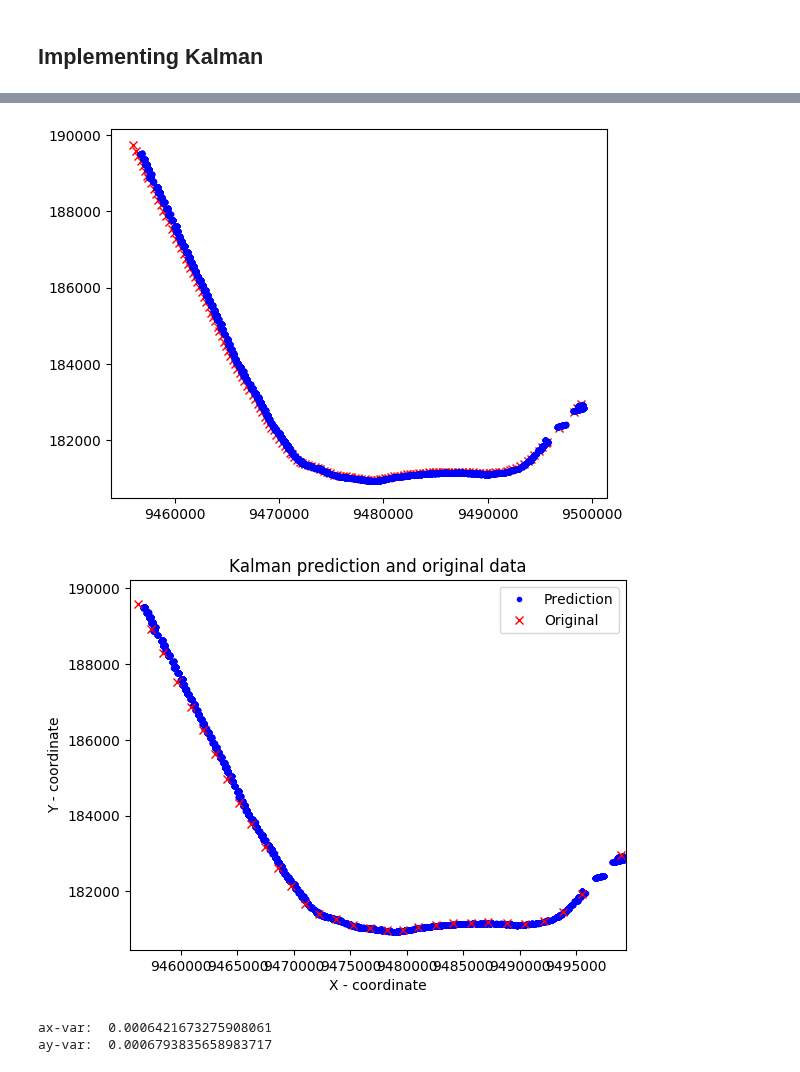
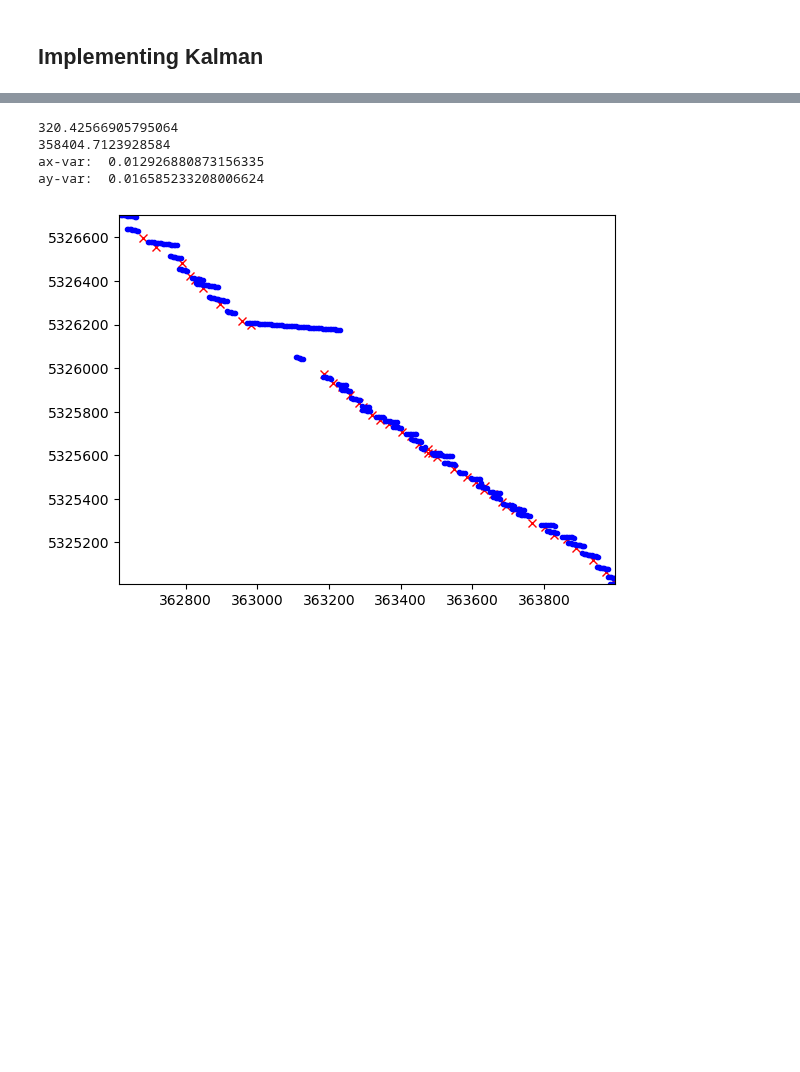
Before and after one commit to cnburger/AIS_KalmanFilter, a Jupyter notebook: Time Sampling.ipynb, the cells around one changed output, grey strips where cells are left out. Saved outputs shown, nothing was run; the diff lists cells and outputs as text; code cells hidden in the pictures; blank space fills up the shorter version.

```diff
--- a/Time Sampling.ipynb
+++ b/Time Sampling.ipynb
@@ -239,6 +235,9 @@ def calc_a_xy(arr_in, arr_prev):
 
     a_y = (sog_now*np.sin(cog_now + rot_now*delta_time) - sog_prev*np.sin(cog_prev))/delta_time
 
+    a_x = (sog_now*(np.cos(cog_now + rot_now*delta_time) - np.cos(cog_prev)))/delta_time
+
+    a_y = (sog_now*(np.sin(cog_now + rot_now*delta_time) - np.sin(cog_prev)))/delta_time
 
     return a_x, a_y
 
@@ -385,7 +391,8 @@ def myKalman(pd_final, R,Q,P_k):
 
     return X_coord,Y_coord,X_orig,Y_orig,ax_arr,ay_arr
 # %%
-df_sampled = subsample_obs_time(pd_dataset, 600, 6)
+#df_sampled = subsample_obs_time(pd_dataset, 600, 6)
+df_sampled = pd_dataset
 plt.plot(df_sampled['lat'], df_sampled['long'], 'b.')
 plt.title("Sample each 240s and each $10^{th}$ observation in that sample")
 plt.show()
@@ -394,55 +401,44 @@ plt.show()
 # %%
-P_k = np.array([[159577732],[50],[0.3],[0.3]]).dot(np.transpose(np.array([[50],[50],[0.3],[0.3]])))
-R = np.diag(np.array([5000,5000,0.003,0.003]))
-Q = np.array([[50000],[5000],[0.01],[0.01]]).dot(np.transpose(np.array([[50000],[5000],[0.01],[0.01]])))
+a_x_var = 0.011595975003468331
+a_y_var = 0.01291309664794104
+var_lat = np.var(df_sampled['lat'][1:3])
+var_long = np.var(df_sampled['long'][1:3])
 
-
-a_x_var = 0.0005367381380003471
-a_y_var = 0.0004538176821919675
-var_lat = np.var(df_sampled['lat'])
-var_long = np.var(df_sampled['long'])
-
-
-
-
-P_k = np.array([[np.sqrt(var_lat)],
-                [np.sqrt(var_long)],
-                [np.sqrt(a_x_var)],
-                [np.sqrt(a_y_var)]]
+print(var_lat)
+P_k = np.array([[50],
+                [5],
+                [3],
+                [3]]
               ).dot(np.transpose(
-    np.array([[np.sqrt(var_lat)],
-              [np.sqrt(var_long)],
-                [np.sqrt(a_x_var)],
-                [np.sqrt(a_y_var)]]
+    np.array([[5],
+              [5],
+                [3],
+                [3]]
             )))
 
 
 Q = copy.deepcopy(P_k)
 
 
-R = np.diag(np.array([var_lat+666666
-                      , var_long+88888,a_x_var+99, a_y_var+99]))
-
-
-
+R = np.diag(np.array([1,1,1000,10000]))
 
 
 X_samp_pred, Y_samp_pred, X_samp_orig, Y_samp_orig, axx, ayy = myKalman(df_sampled, R,Q,P_k)
 X_samp_pred = np.array(X_samp_pred)
 Y_samp_pred = np.array(Y_samp_pred)
 X_samp_orig = np.array(X_samp_orig)
 Y_samp_orig = np.array(Y_samp_orig)
 
-closer_look = np.arange(3500,4500,1)
-
+closer_look = np.arange(1200,1600,1)
 plt.plot(X_samp_orig, Y_samp_orig, "rx")
 plt.plot(X_samp_pred[closer_look], Y_samp_pred[closer_look], "b.")
 plt.xlim(min(X_samp_pred[closer_look]),max(X_samp_pred[closer_look]))
 plt.ylim(min(Y_samp_pred[closer_look]),max(Y_samp_pred[closer_look]))
 
 plt.show()
 # %% [output]
+320.42566905795064
+358404.7123928584
+ax-var:  0.012926880873156335
+ay-var:  0.016585233208006624
-[figure, old version]
+[figure, new version]
-[figure, removed]
-ax-var:  0.0006421673275908061
-ay-var:  0.0006793835658983717
```
Also changed, not shown: parts of 16 cells of this notebook.
